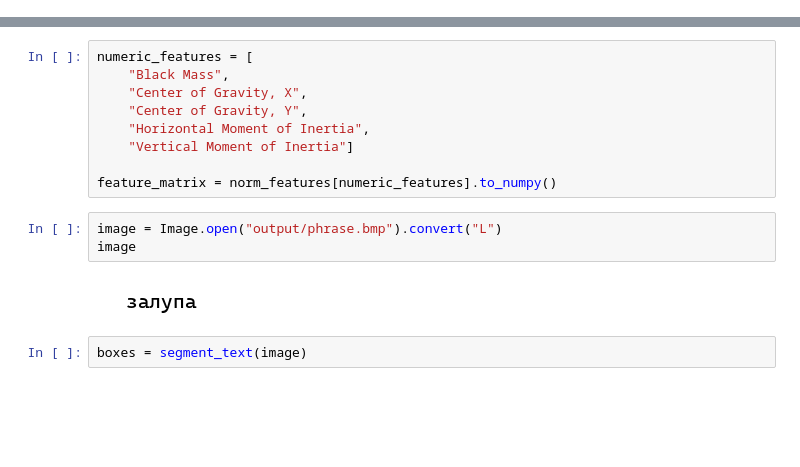
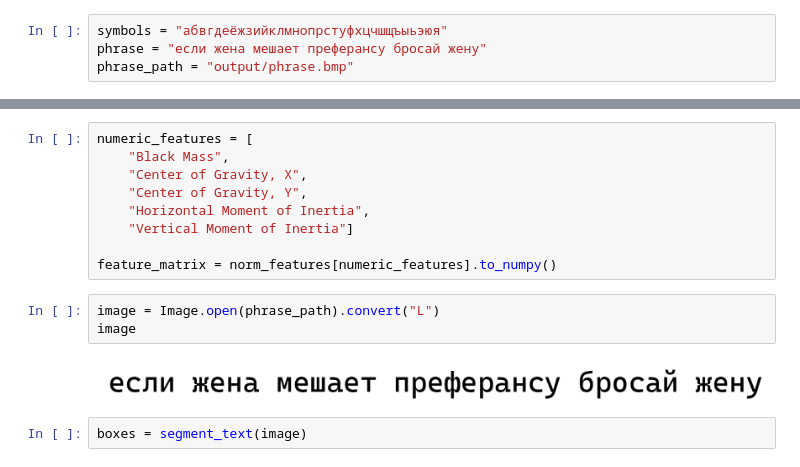
Before and after one commit to stepanchous/kolovorotnyysd_B21_524, a Jupyter notebook: 7sem/solution/lr.ipynb, the cells around one changed output, grey strips where cells are left out. Saved outputs shown, nothing was run; the diff lists cells and outputs as text; blank space fills up the shorter version.

```diff
--- a/7sem/solution/lr.ipynb
+++ b/7sem/solution/lr.ipynb
@@ -244,2 +242,6 @@ symbols = "абвгдеёжзийклмнопрстуфхцчшщъыьэюя"
+# %%
+symbols = "абвгдеёжзийклмнопрстуфхцчшщъыьэюя"
+phrase = "если жена мешает преферансу бросай жену"
+phrase_path = "output/phrase.bmp"
 # %%
 generate_font_images("font/CaskaydiaMonoNerdFont-Regular.ttf", 69)
@@ -260,10 +278,10 @@ numeric_features = [
 
 feature_matrix = norm_features[numeric_features].to_numpy()
 # %%
-image = Image.open("output/phrase.bmp").convert("L")
+image = Image.open(phrase_path).convert("L")
 image
 # %% [output]
-[figure, old version]
+[figure, new version]
 # %%
 boxes = segment_text(image)
 # %%
```
Also changed, not shown: parts of 9 cells of this notebook, 1 other file.
